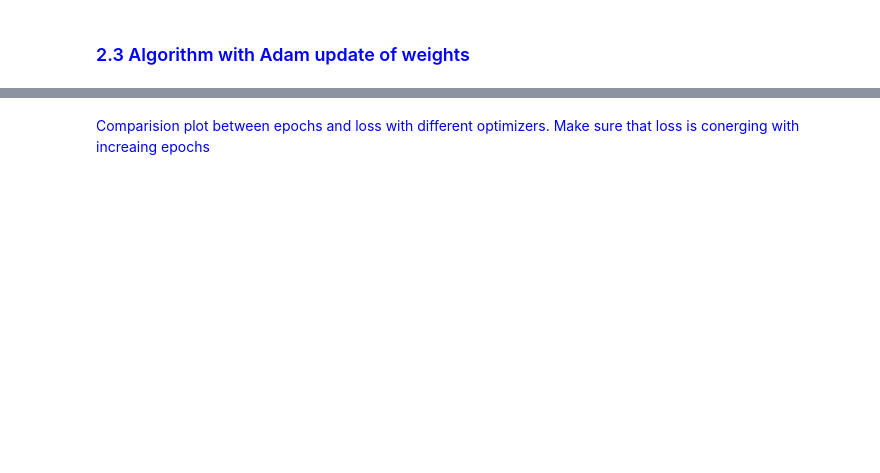
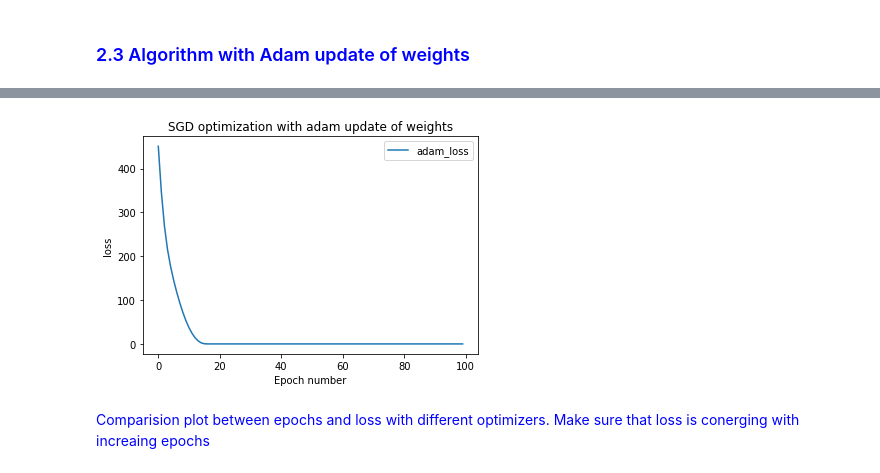
Before and after one commit to Chaitanya-Majety/Jupyter, a Jupyter notebook: Jupyter Notebooks/Deep Learning/Deep learning-Backpropagation/Backpropagation_Assignment.ipynb, the cells around one changed output, grey strips where cells are left out. Saved outputs shown, nothing was run; the diff lists cells and outputs as text; code cells hidden in the pictures; blank space fills up the shorter version.

```diff
--- a/Jupyter Notebooks/Deep Learning/Deep learning-Backpropagation/Backpropagation_Assignment.ipynb
+++ b/Jupyter Notebooks/Deep Learning/Deep learning-Backpropagation/Backpropagation_Assignment.ipynb
@@ -368,6 +474,52 @@ Here Gamma referes to the momentum coefficient, eta is leaning rate and v_t is m
 ### <font color='blue'>2.3 Algorithm with Adam update of weights</font>
 # %% [markdown]
 <img src='https://i.imgur.com/GDR8UFP.jpg'>
+# %%
+# As beta1 and beta2 values should lie between 0 and 1, taking as per the standard documentation
+# ref: https://cs231n.github.io/neural-networks-3/
+
+beta1 = 0.9
+beta2 = 0.999
+eps = 1e-8
+
+epochs = 100
+w = np.random.normal(0,0.01,9) # Initializing 9 weights from Normal distrubution with mean=0 and std=0.01
+eta = 0.0001
+epoch=[]
+adam_loss=[]
+m,v = np.zeros(9),np.zeros(9)
+backward_dict
+
+for epo in tqdm(range(epochs)):
+    epoch.append(epo)
+    temp=0
+    t=1
+    for j in range(len(X)):
+        forward_dict = forward_propagation(X[j],y[j],w)
+        backward_dict = backward_propagation(X[j],y[j],w,forward_dict)
+        i=0
+        for ky,vl in backward_dict.items():
+            m = beta1*m + (1-beta1)*vl
+            mt = m / (1-beta1**t)
+            v = beta2*v + (1-beta2)*(vl**2)
+            vt = v / (1-beta2**t)
+            k = eta * mt / (np.sqrt(vt) + eps)
+            w -= k
+            i+=1
+        temp+=forward_dict["loss"]
+    t+=1
+    adam_loss.append(temp)
+# %%
+import matplotlib.pyplot as plt
+
+plt.plot(epoch,adam_loss,label="adam_loss")
+plt.legend()
+plt.xlabel("Epoch number")
+plt.ylabel("loss")
+plt.title("SGD optimization with adam update of weights")
+plt.show()
+# %% [output]
+[figure, added]
 # %% [markdown]
 <font color='blue'>Comparision plot between epochs and loss with different optimizers. Make sure that loss is conerging with increaing epochs</font>
 # %%
```
Also changed, not shown: parts of 9 cells of this notebook, 1 other file.
